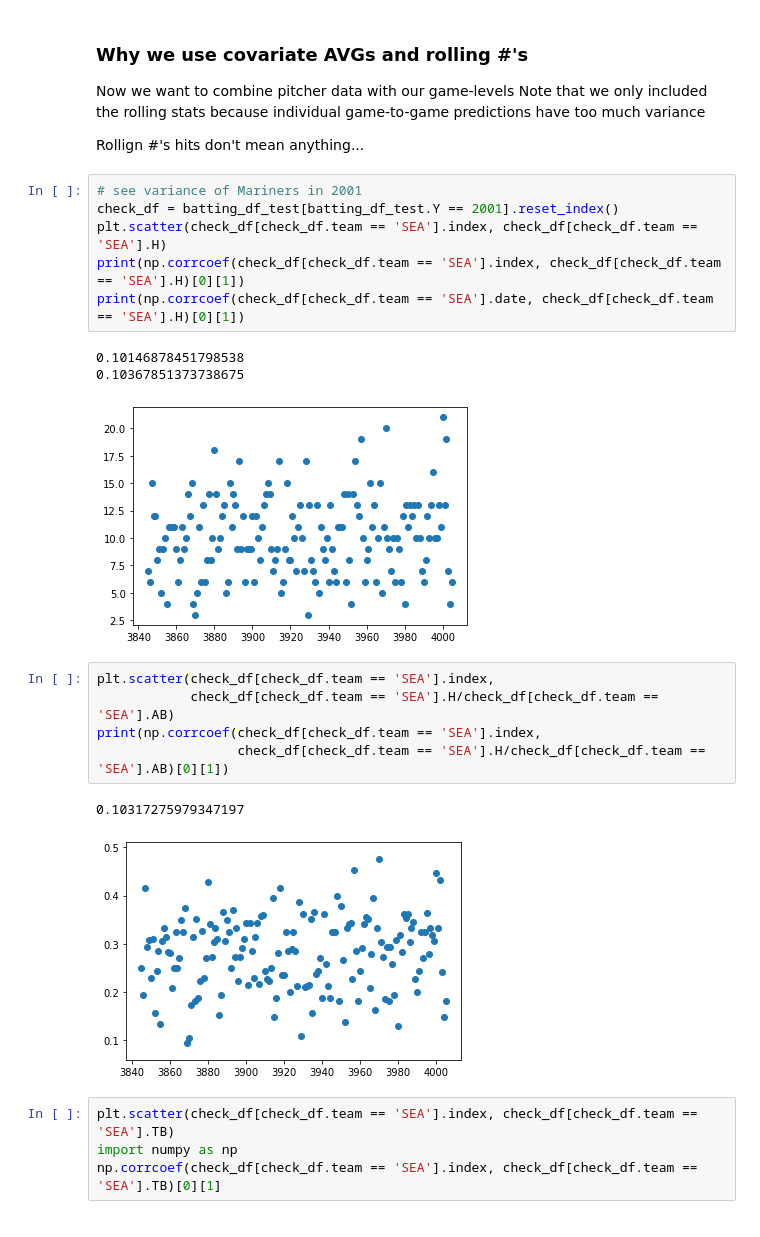
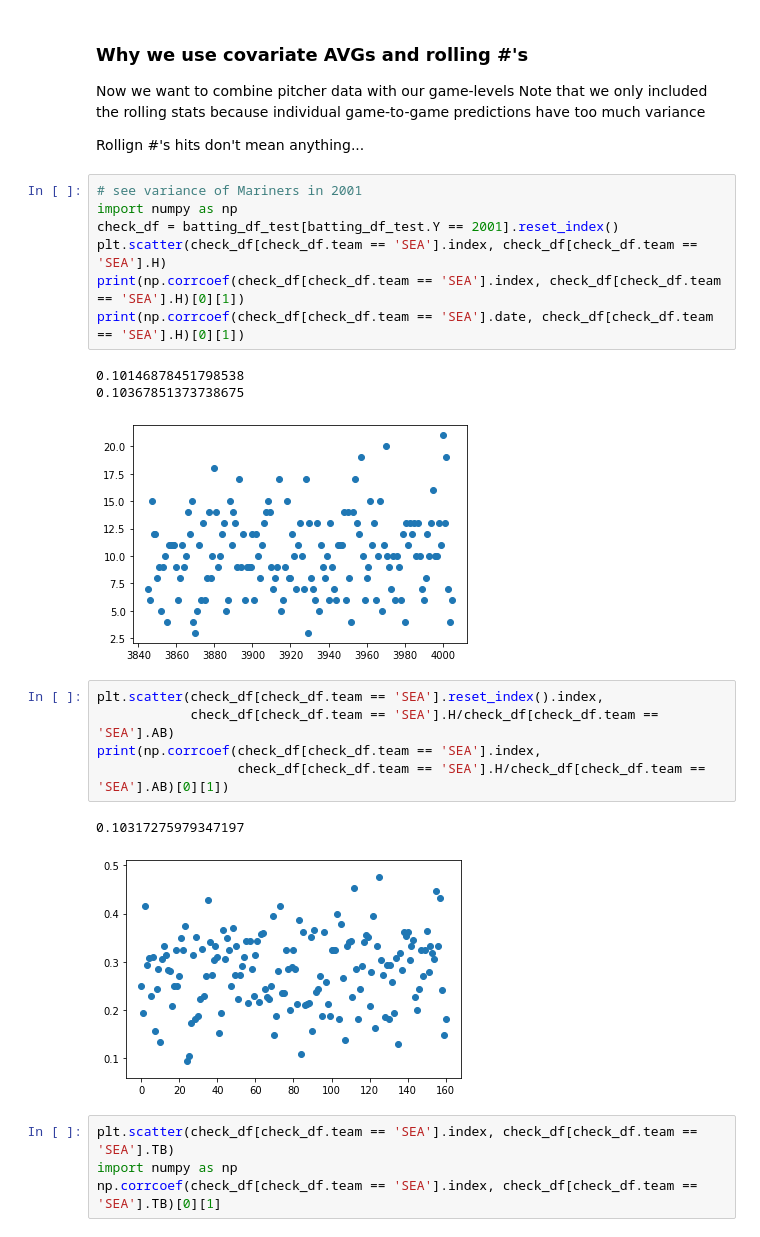
Before and after one commit to andrew-cui/mlb-game-prediction, a Jupyter notebook: preprocessing/pitcher-hitter-integration.ipynb, the cells around one changed output. Saved outputs shown, nothing was run; the diff lists cells and outputs as text.

```diff
--- a/data-preprocessing-eda/pitcher-hitter-integration.ipynb
+++ b/preprocessing/pitcher-hitter-integration.ipynb
@@ -354,6 +354,7 @@ Note that we only included the rolling stats because individual game-to-game pre
 Rollign #'s hits don't mean anything...
 # %%
 # see variance of Mariners in 2001
+import numpy as np
 check_df = batting_df_test[batting_df_test.Y == 2001].reset_index()
 plt.scatter(check_df[check_df.team == 'SEA'].index, check_df[check_df.team == 'SEA'].H)
 print(np.corrcoef(check_df[check_df.team == 'SEA'].index, check_df[check_df.team == 'SEA'].H)[0][1])
@@ -363,13 +364,13 @@ print(np.corrcoef(check_df[check_df.team == 'SEA'].date, check_df[check_df.team
 0.10367851373738675
 [figure]
 # %%
-plt.scatter(check_df[check_df.team == 'SEA'].index,
+plt.scatter(check_df[check_df.team == 'SEA'].reset_index().index,
             check_df[check_df.team == 'SEA'].H/check_df[check_df.team == 'SEA'].AB)
 print(np.corrcoef(check_df[check_df.team == 'SEA'].index,
                   check_df[check_df.team == 'SEA'].H/check_df[check_df.team == 'SEA'].AB)[0][1])
 # %% [output]
 0.10317275979347197
-[figure, old version]
+[figure, new version]
 # %%
 plt.scatter(check_df[check_df.team == 'SEA'].index, check_df[check_df.team == 'SEA'].TB)
 import numpy as np
```
Also changed, not shown: parts of 1 cell of this notebook, 34 other files.
